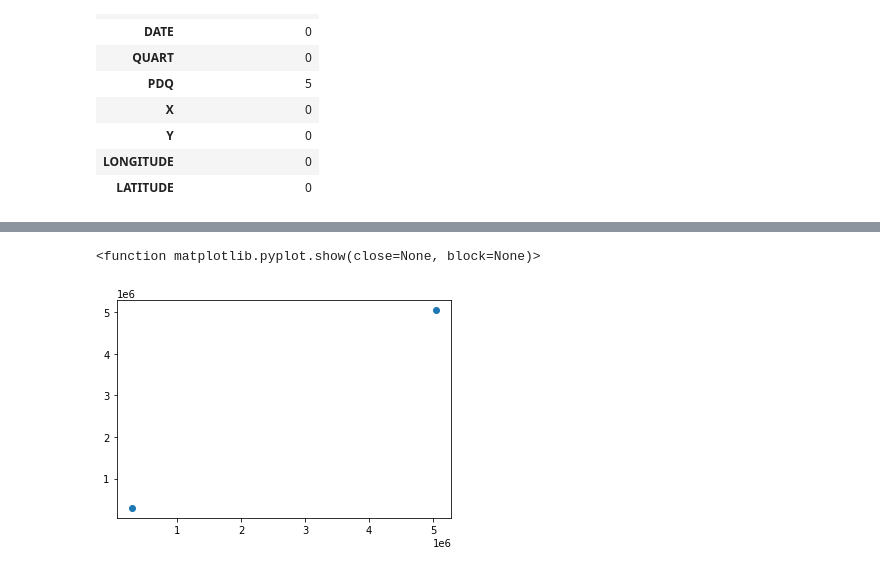
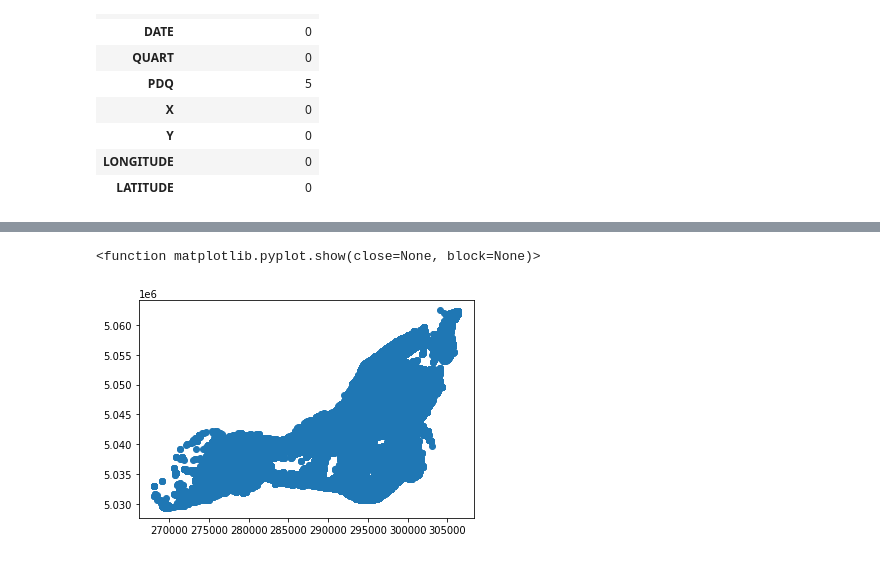
Before and after one commit to Hazot/montreal_crime_data, a Jupyter notebook: montreal_crime_analysis.ipynb, the cells around one changed output, grey strips where cells are left out. Drawn from its saved outputs; the diff is of its cells as text; code cells hidden in the pictures.

```diff
--- a/montreal_crime_analysis.ipynb
+++ b/montreal_crime_analysis.ipynb
@@ -105,4 +100,4 @@ array([[ 294904.15900121, 5047548.92099452],
 # %%
-filtereddata = list(filter(lambda d: ((d[0] > 1000 and d[1] > 1000) and (d[0] < 1e6)), coords))
-filtereddata
+filtereddata = np.array(list(filter(lambda d: ((d[0] > 1000 and d[1] > 1000) and (d[0] < 1e6)), coords)))
+filtereddata[:,0]
 # %% [output]
@@ -126,9 +106,9 @@ filtereddata
 # %%
-plt.scatter(filtereddata[0],y=filtereddata[1])
+plt.scatter(filtereddata[:,0],y=filtereddata[:,1])
 plt.show
 # %% [output]
 <function matplotlib.pyplot.show(close=None, block=None)>
-[figure, old version]
+[figure, new version]
 # %%
 classifier.fit(filtereddata)
 # %% [output]
```
Also changed, not shown: parts of 13 cells of this notebook.
